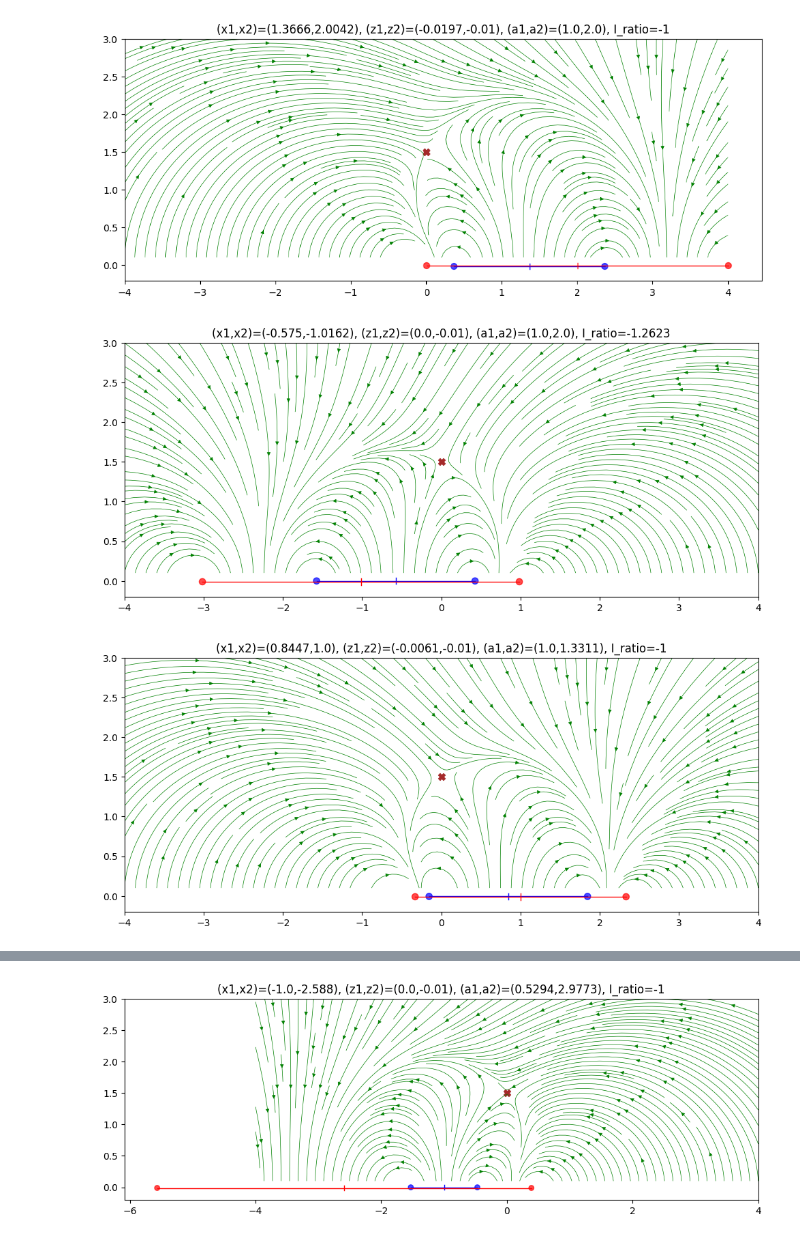
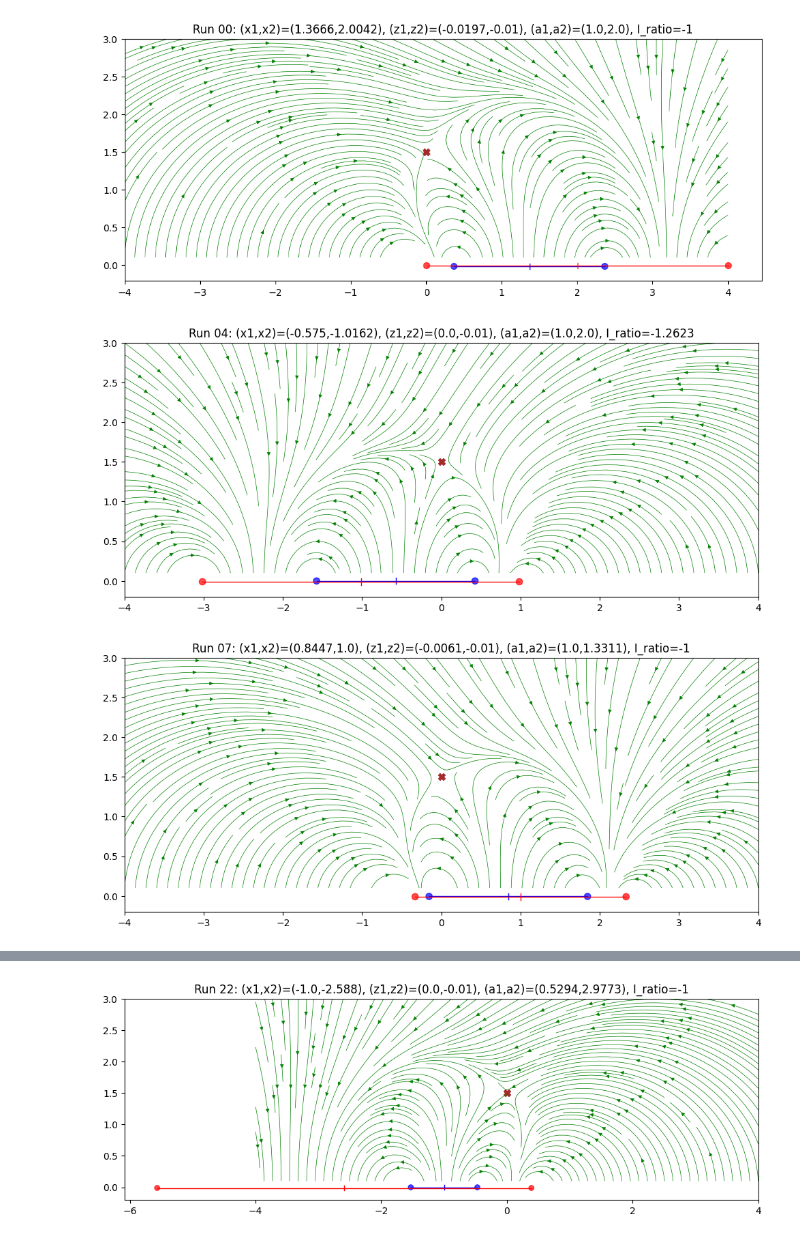
Before and after one commit to michael-isichenko/misc, a Jupyter notebook: interactive.ipynb, the cells around one changed output, grey strips where cells are left out. Saved outputs shown, nothing was run; the diff lists cells and outputs as text; code cells hidden in the pictures.

```diff
--- a/interactive.ipynb
+++ b/interactive.ipynb
@@ -96,15 +96,20 @@ def search_params(null_x, null_z, vars):
 # target point in cm for zero magnetic field:
 null_x, null_z = np.array([0.0]), np.array([1.5])
 
-# select various combinations of params to play with
-dim = 3 # generate all distinct triplets - more success than with singles or pairs
-vars_tuples = list(combinations(['x1', 'x2', 'z1', 'z2', 'a1', 'a2', 'I_ratio'], dim))
-# print(vars_tuples) #  [('x1', 'x2', 'z1'), ('x1', 'x2', 'z2'), etc]
+def optimize_over_all_param_combinations(dim):
+    '''
+    Select various combinations of params to play with.
+    dim = 2 makes all possible pairs.
+    dim = 3 makes all possible triples for deeped search.
+    '''
+    vars_tuples = list(combinations(['x1', 'x2', 'z1', 'z2', 'a1', 'a2', 'I_ratio'], dim))
+    # print(vars_tuples) #  [('x1', 'x2', 'z1'), ('x1', 'x2', 'z2'), etc]
+    results = [] # for each vars_tuple
+    for idx, vars in enumerate(vars_tuples):
+        result = search_params(null_x, null_z, vars)
+        results.append(result)
+        print(f'Run {idx:02d}:  {vars} -> {result.x}: B2 -> {result.fun}')
+        # review the output for next steps
 
-results = [] # for each vars_tuple
-for vars in vars_tuples:
-    result = search_params(null_x, null_z, vars)
-    results.append(result)
-    print(f'{vars} -> {result.x}: B2 -> {result.fun}')
-    # review the output for next steps
+optimize_over_all_param_combinations(3)
 # %% [output]
@@ -141,37 +146,38 @@ def mark_loop(ax, x, z, a, color):
     r = 0.04
     ax.add_patch(Circle((x-a, z), r, color=color, alpha=0.7))
     ax.add_patch(Circle((x+a, z), r, color=color, alpha=0.7))
     ax.add_artist(lines.Line2D([x-a, x+a], [z, z], linewidth=1, color=color))
     ax.add_artist(lines.Line2D([x, x], [z-r, z+r], linewidth=1, color=color))
 
-def plot_field(pp: Params, null_x, null_z):
+def plot_field(pp: Params, null_x, null_z, title):
     xmin, xmax = -4, 4
     zmin, zmax =  0.1, 3
     xx, zz = np.linspace(xmin, xmax, 150), np.linspace(zmin, zmax, 150)
     xx_grid, zz_grid = np.meshgrid(xx, zz)
     B = Bxz(xx_grid, zz_grid, pp.x1, pp.x2, pp.z1, pp.z2, pp.a1, pp.a2, 1, pp.I_ratio)
     # print(B)
     fig = plt.figure(figsize=(12,8))
     ax  = fig.add_subplot(1, 1, 1)
     mark_loop(ax, pp.x1, pp.z1, pp.a1, 'blue')
     mark_loop(ax, pp.x2, pp.z2, pp.a2, 'red')
     ax.scatter(null_x, null_z, s=50, color='brown', marker='X')
     ax.streamplot(xx_grid, zz_grid, B[0], B[1], density=2, color='g',
                     linewidth=0.5, cmap=plt.cm.viridis, arrowsize=0.8)
     ax.set_aspect('equal')
-    ax.set_title(pp)
+    ax.set_title(title)
     plt.show()
 
-for vars, result in zip(vars_tuples, results):
+for idx, (vars, result) in enumerate(zip(vars_tuples, results)):
     if result.fun > 1e-6: # normal ~ 1e-11
         continue
     pp = Params()
     for var, value in zip(vars, result.x):
         setattr(pp, var, value) # set pp.<var> = to best values saved in result.x
     if np.abs(pp.x1 - pp.x2) < 0.1 and np.abs(pp.a1 - pp.a2) < 0.1:
         continue # skip loops canceling each other
-    plot_field(pp, null_x, null_z)
+    title = f'Run {idx:02d}: {pp}'
+    plot_field(pp, null_x, null_z, title)
 # %% [output]
-[figure, old version]
+[figure, new version]
-[figure, old version]
+[figure, new version]
-[figure, old version]
+[figure, new version]
@@ -186 +192 @@ for vars, result in zip(vars_tuples, results):
-[figure, old version]
+[figure, new version]
```
Also changed, not shown: parts of 3 cells of this notebook.
